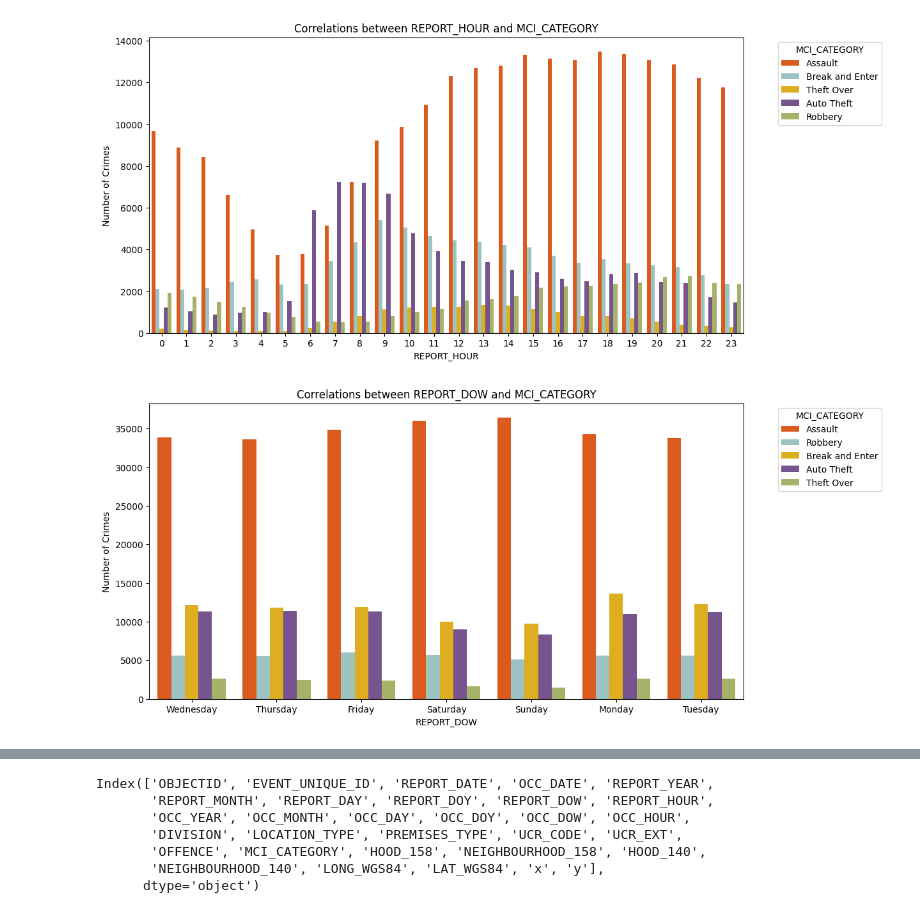
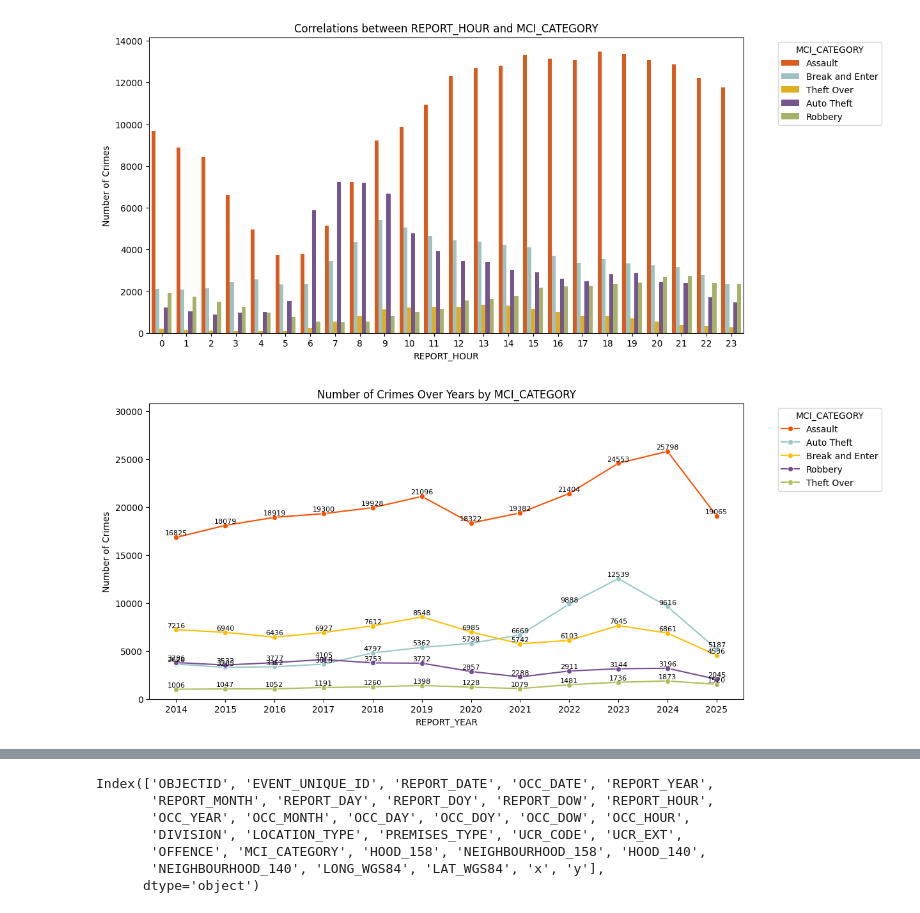
Before and after one commit to yiyi75/DataExploration, a Jupyter notebook: TorontoPoliceDataExplore.ipynb, the cells around one changed output, grey strips where cells are left out. Cells and saved outputs as stored; diff of their text form; code cells hidden in the pictures.

```diff
--- a/TorontoPoliceDataExplore.ipynb
+++ b/TorontoPoliceDataExplore.ipynb
@@ -250,14 +326,21 @@ plt.legend(title='MCI_CATEGORY', bbox_to_anchor=(1.05, 1), loc='upper left')
 plt.show()
 # %% [output]
 [figure]
-# %%
-# explore correlations between REPORT_DOW and MCI_CATEGORY
-plt.figure(figsize=(12,6))
-sns.countplot(data=policeData, x='REPORT_DOW', hue='MCI_CATEGORY', palette=color_palette)
-plt.title('Correlations between REPORT_DOW and MCI_CATEGORY')
-plt.xlabel('REPORT_DOW')
-plt.ylabel('Number of Crimes')
-plt.legend(title='MCI_CATEGORY', bbox_to_anchor=(1.05, 1), loc='upper left')
-plt.show()
-# %% [output]
-[figure, removed]
+# %%
+# line plot for all MCI_CATEGORY by REPORT_YEAR
+plt.figure(figsize=(12,6))
+sns.lineplot(data=policeData.groupby(['REPORT_YEAR', 'MCI_CATEGORY']).size().reset_index(name='Count'), x='REPORT_YEAR', y='Count', hue='MCI_CATEGORY', marker='o', palette=color_palette)
+plt.title('Number of Crimes Over Years by MCI_CATEGORY')
+# annotate points with values
+for line in plt.gca().lines:
+    for x, y in zip(line.get_xdata(), line.get_ydata()):
+        plt.text(x, y + 100, str(int(y)), ha='center', va='bottom', fontsize=8)
+plt.xlabel('REPORT_YEAR')
+plt.ylabel('Number of Crimes')
+# show all yeears on x-axis
+plt.xticks(policeData.REPORT_YEAR.unique())
+plt.legend(title='MCI_CATEGORY', bbox_to_anchor=(1.05, 1), loc='upper left')
+plt.ylim(0, policeData.groupby(['REPORT_YEAR', 'MCI_CATEGORY']).size().max() + 5000)
+plt.show()
+# %% [output]
+[figure, added]
```
Also changed, not shown: parts of 35 cells of this notebook, 1 other file.
